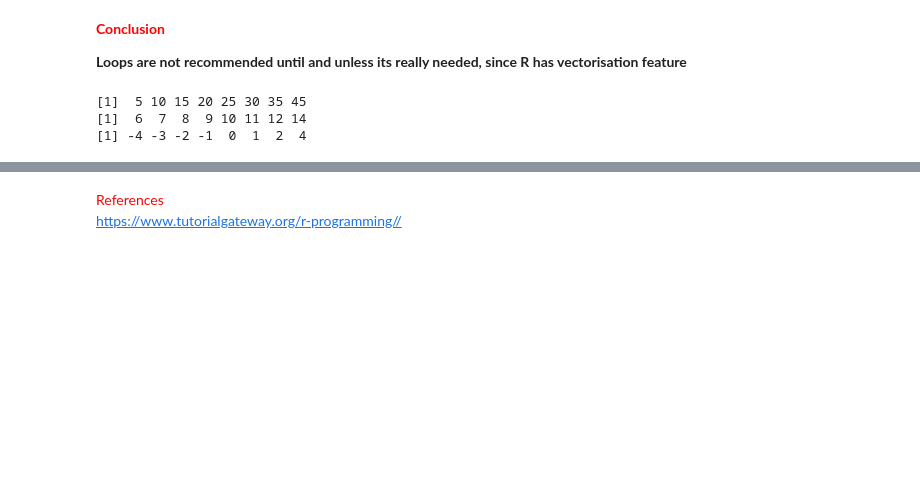
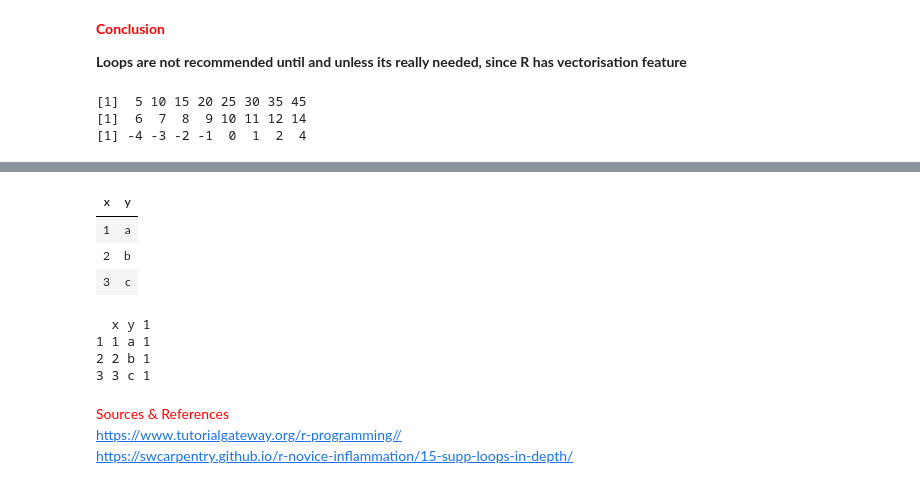
Before and after one commit to sumendar/AppliedStatsDSAIMLwithR-apr18, a Jupyter notebook: 02-OperatorsControlStructuresAndLoops/slides.ipynb, the cells around one changed output, grey strips where cells are left out. Drawn from its saved outputs; the diff is of its cells as text; code cells hidden in the pictures; blank space fills up the shorter version.

```diff
--- a/02-OperatorsControlStructuresAndLoops/slides.ipynb
+++ b/02-OperatorsControlStructuresAndLoops/slides.ipynb
@@ -519,3 +571,18 @@ print(vect - 5)
+# %%
+df <- data.frame(x = 1:3, y = c("a", "b", "c"))
+df
+df1 <- cbind(df, 1)
+print(df1)
+# %% [output]
+| x | y |
+| 1 | a |
+| 2 | b |
+| 3 | c |
+  x y 1
+1 1 a 1
+2 2 b 1
+3 3 c 1
 # %% [markdown]
-<span style="color:red; font-family:Comic Sans MS">References</span>
+<span style="color:red; font-family:Comic Sans MS">Sources & References</span>
 <a href="https://www.tutorialgateway.org/r-programming/" target="_blank">https://www.tutorialgateway.org/r-programming//</a>
+<a href="https://swcarpentry.github.io/r-novice-inflammation/15-supp-loops-in-depth/" target="_blank">https://swcarpentry.github.io/r-novice-inflammation/15-supp-loops-in-depth/</a>
```
Also changed, not shown: parts of 26 cells of this notebook, 11 other files.
